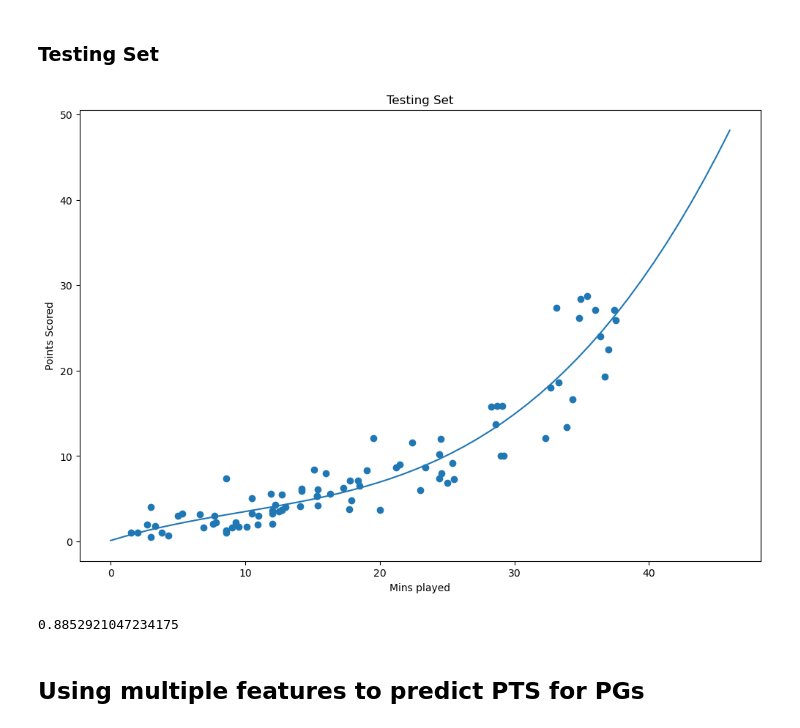
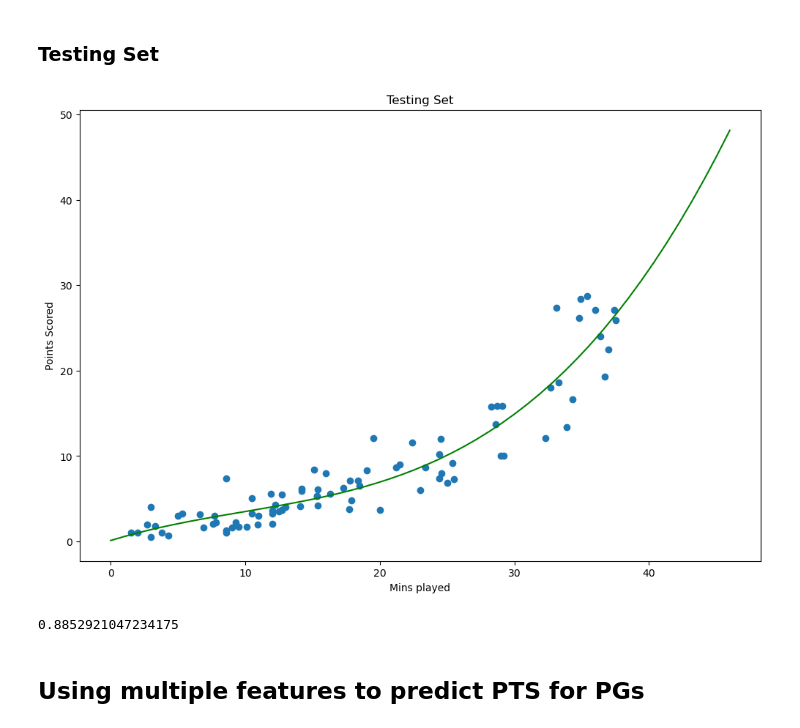
Before and after one commit to olvr446/NBAI, a Jupyter notebook: main.ipynb, the cells around one changed output. Saved outputs shown, nothing was run; the diff lists cells and outputs as text; code cells hidden in the pictures.

```diff
--- a/main.ipynb
+++ b/main.ipynb
@@ -179,17 +179,17 @@ print(r2_score(poly_pts_train, poly_train_model(poly_mins_train)))
 # %%
 poly_test_model = np.poly1d(np.polyfit(poly_mins_test, poly_pts_test, 3))
 poly_test_line = np.linspace(0,46)
 
 plt.figure(figsize=(12,8))
 plt.scatter(poly_mins_test, poly_pts_test)
-plt.plot(poly_test_line, poly_test_model(poly_test_line))
+plt.plot(poly_test_line, poly_test_model(poly_test_line), color="green")
 plt.xlabel("Mins played")
 plt.ylabel("Points Scored")
 plt.title("Testing Set")
 plt.show()
 print(r2_score(poly_pts_test, poly_test_model(poly_mins_test)))
 # %% [output]
-[figure, old version]
+[figure, new version]
 0.8852921047234175
 # %% [markdown]
 ## Using multiple features to predict PTS for PGs
```
Also changed, not shown: parts of 2 cells of this notebook.
